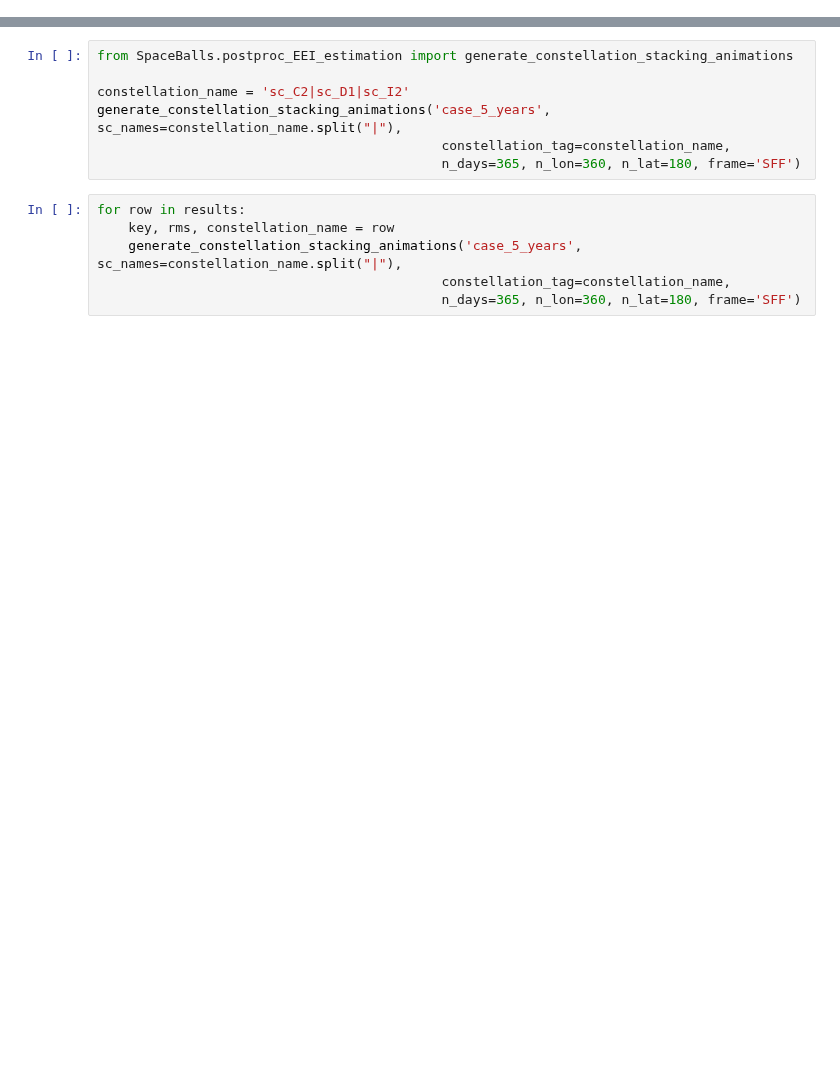
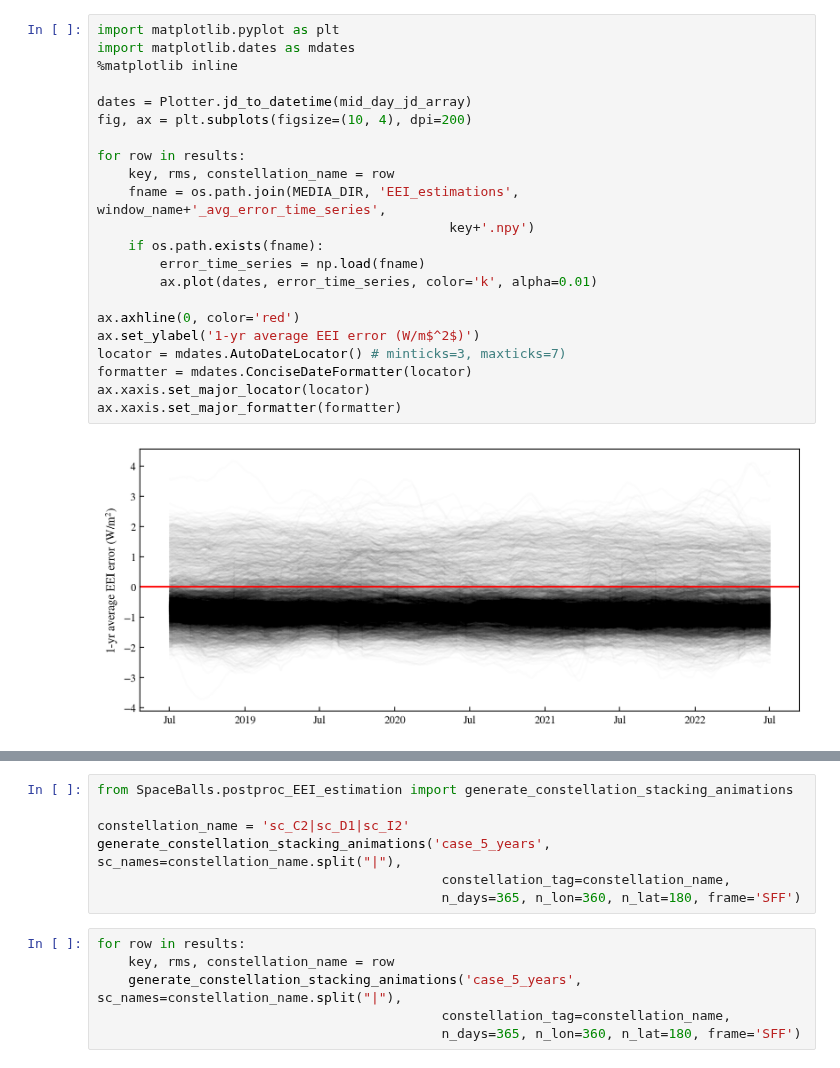
Before and after one commit to nasa-jpl/Space-Balls-MST, a Jupyter notebook: sbfinal-master/notebooks/results_database_reader.ipynb, the cells around one changed output, grey strips where cells are left out. Saved outputs shown, nothing was run; the diff lists cells and outputs as text; blank space fills up the shorter version.

```diff
--- a/sbfinal-master/notebooks/results_database_reader.ipynb
+++ b/sbfinal-master/notebooks/results_database_reader.ipynb
@@ -61,0 +54,24 @@ for row in results:
+# %%
+import matplotlib.pyplot as plt
+import matplotlib.dates as mdates
+%matplotlib inline
+
+dates = Plotter.jd_to_datetime(mid_day_jd_array)
+fig, ax = plt.subplots(figsize=(10, 4), dpi=200)
+
+for row in results:
+    key, rms, constellation_name = row
+    fname = os.path.join(MEDIA_DIR, 'EEI_estimations', window_name+'_avg_error_time_series',
+                                             key+'.npy')
+    if os.path.exists(fname):
+        error_time_series = np.load(fname)
+        ax.plot(dates, error_time_series, color='k', alpha=0.01)
+
+ax.axhline(0, color='red')
+ax.set_ylabel('1-yr average EEI error (W/m$^2$)')
+locator = mdates.AutoDateLocator() # minticks=3, maxticks=7)
+formatter = mdates.ConciseDateFormatter(locator)
+ax.xaxis.set_major_locator(locator)
+ax.xaxis.set_major_formatter(formatter)
+# %% [output]
+[figure, added]
```
Also changed, not shown: parts of 2 cells of this notebook, 27 other files.
